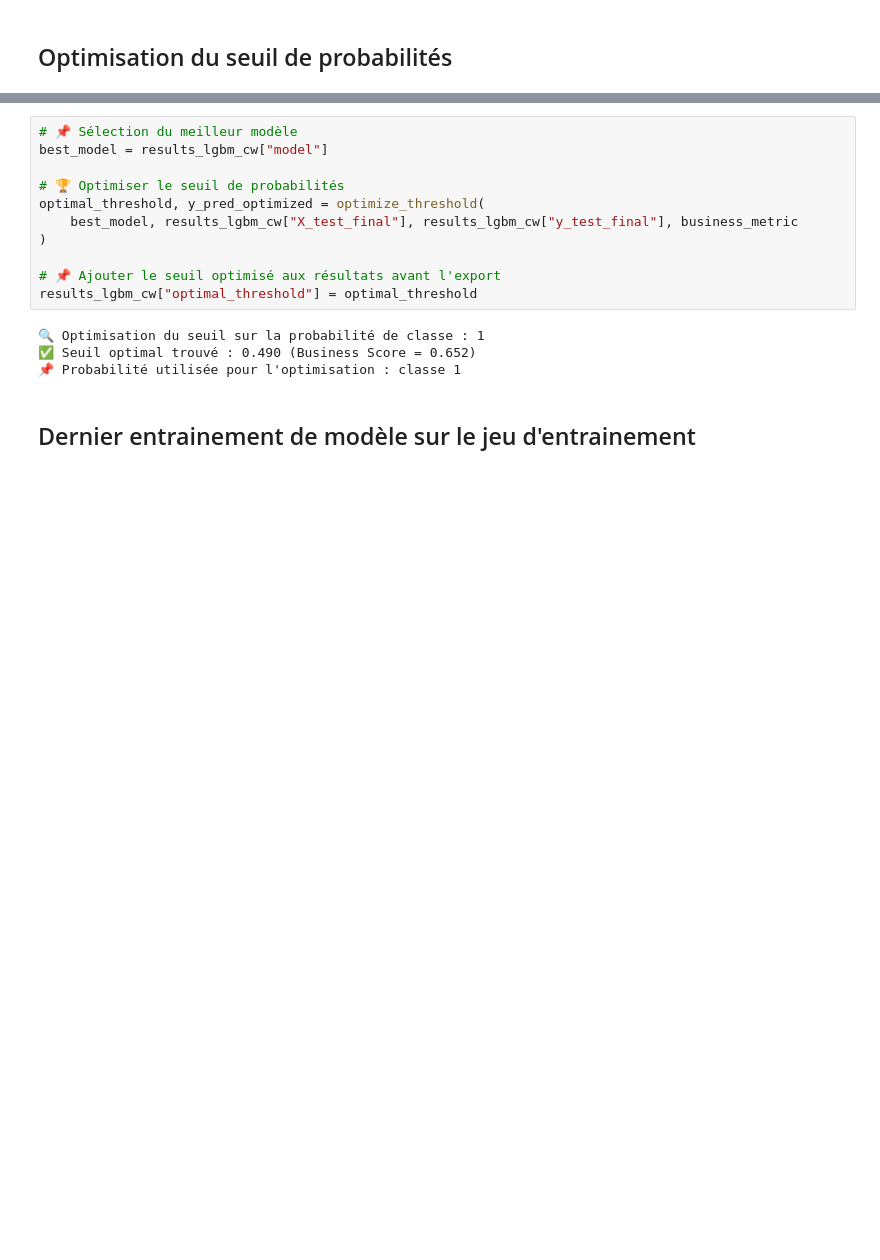
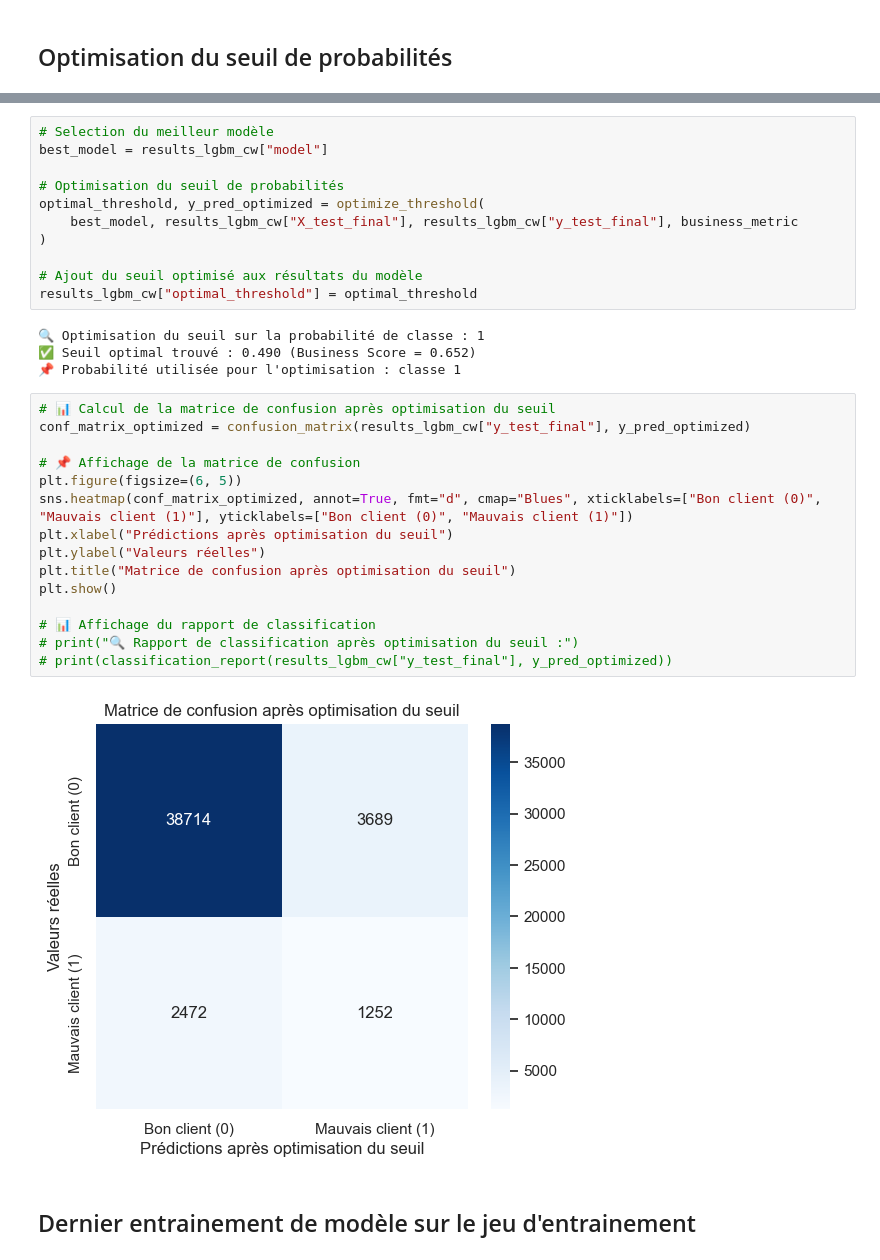
Before and after one commit to davfgh/Projet7_OpenClassrooms, a Jupyter notebook: Farizon_David_2_notebook_modelisation_012025.ipynb, the cells around one changed output, grey strips where cells are left out. Saved outputs shown, nothing was run; the diff lists cells and outputs as text; blank space fills up the shorter version.

Commit message:
Finalisation

```diff
--- a/Farizon_David_2_notebook_modelisation_012025.ipynb
+++ b/Farizon_David_2_notebook_modelisation_012025.ipynb
@@ -2027,20 +1980,37 @@ def optimize_threshold(model, X_test, y_test, business_metric):
     # Retourner le seuil optimal et les prédictions associées
     return best_threshold, (y_pred_proba_risque >= best_threshold).astype(int)
 # %%
-# 📌 Sélection du meilleur modèle
+# Selection du meilleur modèle
 best_model = results_lgbm_cw["model"]
 
-# 🏆 Optimiser le seuil de probabilités
+# Optimisation du seuil de probabilités
 optimal_threshold, y_pred_optimized = optimize_threshold(
     best_model, results_lgbm_cw["X_test_final"], results_lgbm_cw["y_test_final"], business_metric
 )
 
-# 📌 Ajouter le seuil optimisé aux résultats avant l'export
+# Ajout du seuil optimisé aux résultats du modèle
 results_lgbm_cw["optimal_threshold"] = optimal_threshold
 # %% [output]
 🔍 Optimisation du seuil sur la probabilité de classe : 1
 ✅ Seuil optimal trouvé : 0.490 (Business Score = 0.652)
 📌 Probabilité utilisée pour l'optimisation : classe 1
+# %%
+# 📊 Calcul de la matrice de confusion après optimisation du seuil
+conf_matrix_optimized = confusion_matrix(results_lgbm_cw["y_test_final"], y_pred_optimized)
+
+# 📌 Affichage de la matrice de confusion
+plt.figure(figsize=(6, 5))
+sns.heatmap(conf_matrix_optimized, annot=True, fmt="d", cmap="Blues", xticklabels=["Bon client (0)", "Mauvais client (1)"], yticklabels=["Bon client (0)", "Mauvais client (1)"])
+plt.xlabel("Prédictions après optimisation du seuil")
+plt.ylabel("Valeurs réelles")
+plt.title("Matrice de confusion après optimisation du seuil")
+plt.show()
+
+# 📊 Affichage du rapport de classification
+# print("🔍 Rapport de classification après optimisation du seuil :")
+# print(classification_report(results_lgbm_cw["y_test_final"], y_pred_optimized))
+# %% [output]
+[figure, added]
 # %% [markdown]
 ## Dernier entrainement de modèle sur le jeu d'entrainement
 # %%
```
Also changed, not shown: parts of 35 cells of this notebook, 8 other files.
